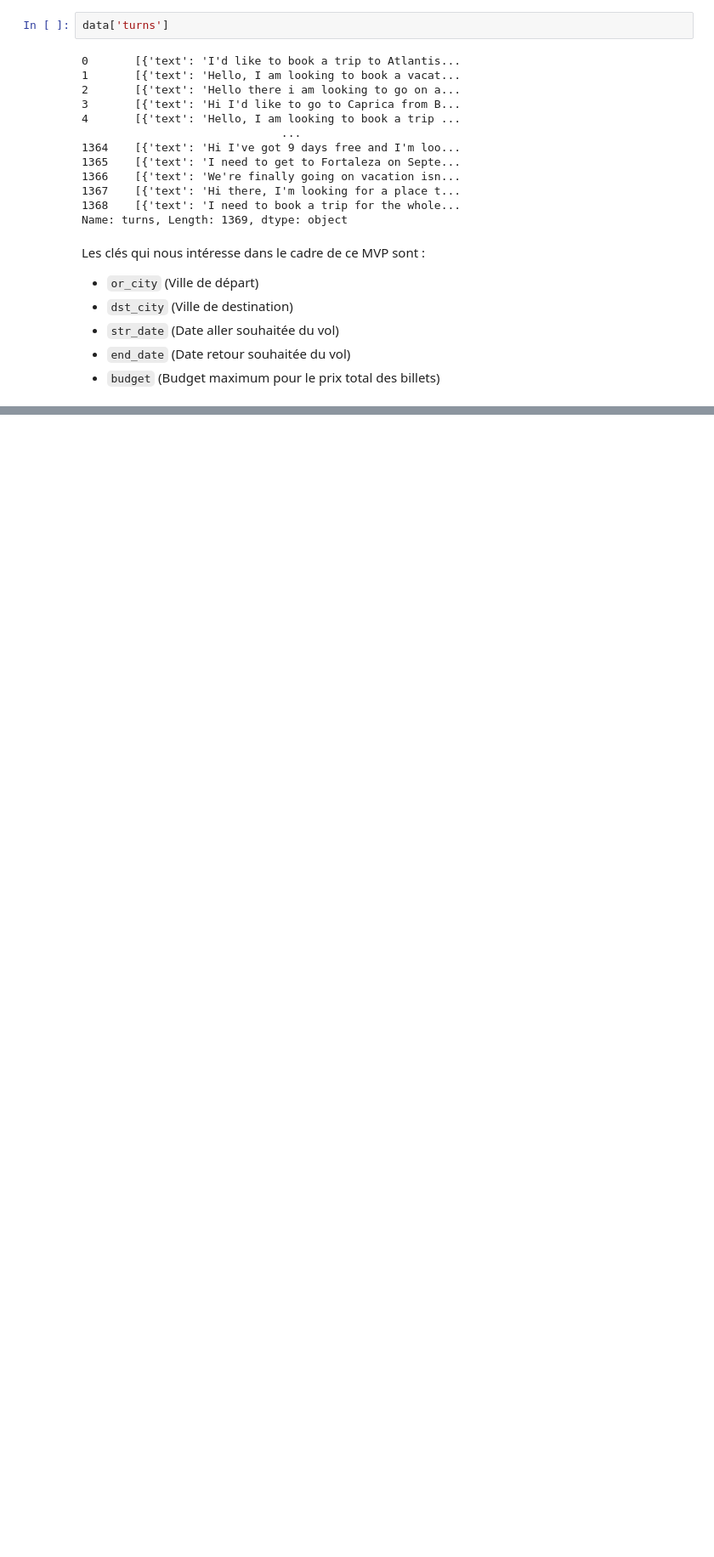
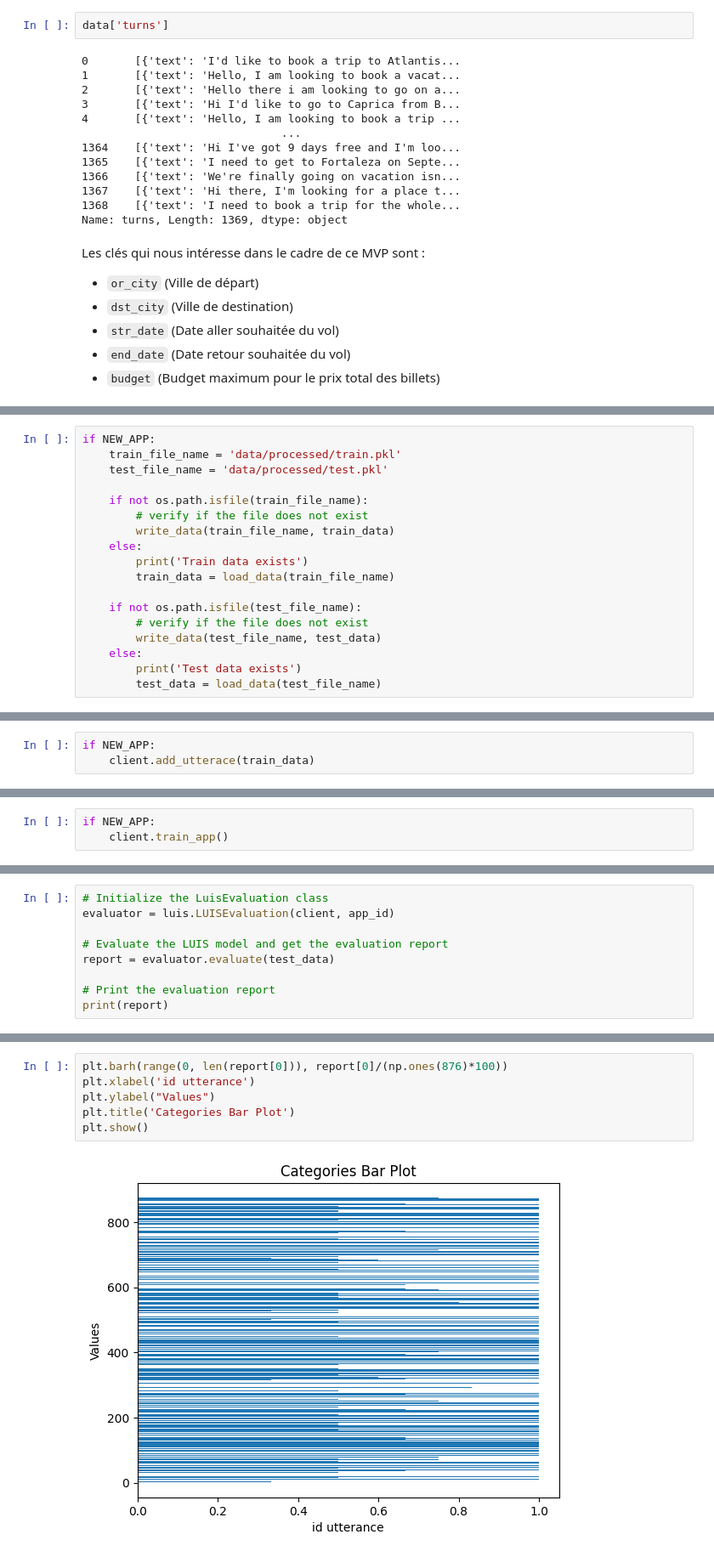
Before and after one commit to mbartcus/OC-projects, a Jupyter notebook: oc_10/EDA_chatbot_p10.ipynb, the cells around one changed output, grey strips where cells are left out. Shown at 85% size. Cells and saved outputs as stored; diff of their text form; blank space fills up the shorter version.

```diff
--- a/oc_10/EDA_chatbot_p10.ipynb
+++ b/oc_10/EDA_chatbot_p10.ipynb
@@ -433,0 +530,18 @@ frames.describe(include='all')
+# %%
+if NEW_APP:
+    train_file_name = 'data/processed/train.pkl'
+    test_file_name = 'data/processed/test.pkl'
+
+    if not os.path.isfile(train_file_name):
+        # verify if the file does not exist
+        write_data(train_file_name, train_data)
+    else:
+        print('Train data exists')
+        train_data = load_data(train_file_name)
+
+    if not os.path.isfile(test_file_name):
+        # verify if the file does not exist
+        write_data(test_file_name, test_data)
+    else:
+        print('Test data exists')
+        test_data = load_data(test_file_name)
@@ -433,0 +553,3 @@ frames.describe(include='all')
+# %%
+if NEW_APP:
+    client.add_utterace(train_data)
@@ -433,0 +558,3 @@ frames.describe(include='all')
+# %%
+if NEW_APP:
+    client.train_app()
@@ -433,0 +694,9 @@ frames.describe(include='all')
+# %%
+# Initialize the LuisEvaluation class
+evaluator = luis.LUISEvaluation(client, app_id)
+
+# Evaluate the LUIS model and get the evaluation report
+report = evaluator.evaluate(test_data)
+
+# Print the evaluation report
+print(report)
@@ -433,0 +705,8 @@ frames.describe(include='all')
+# %%
+plt.barh(range(0, len(report[0])), report[0]/(np.ones(876)*100))
+plt.xlabel('id utterance')
+plt.ylabel("Values")
+plt.title('Categories Bar Plot')
+plt.show()
+# %% [output]
+[figure, added]
```
Also changed, not shown: parts of 81 cells of this notebook, 33 other files.
